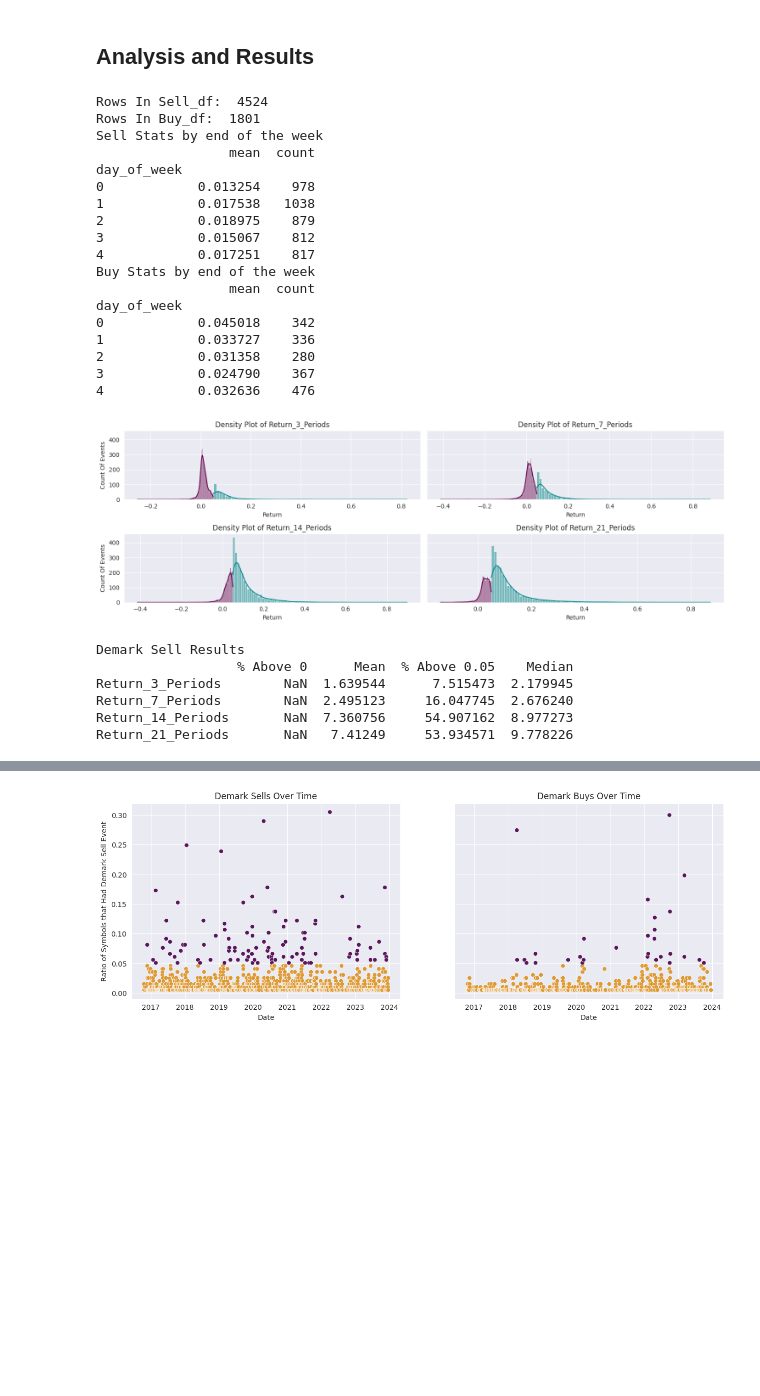
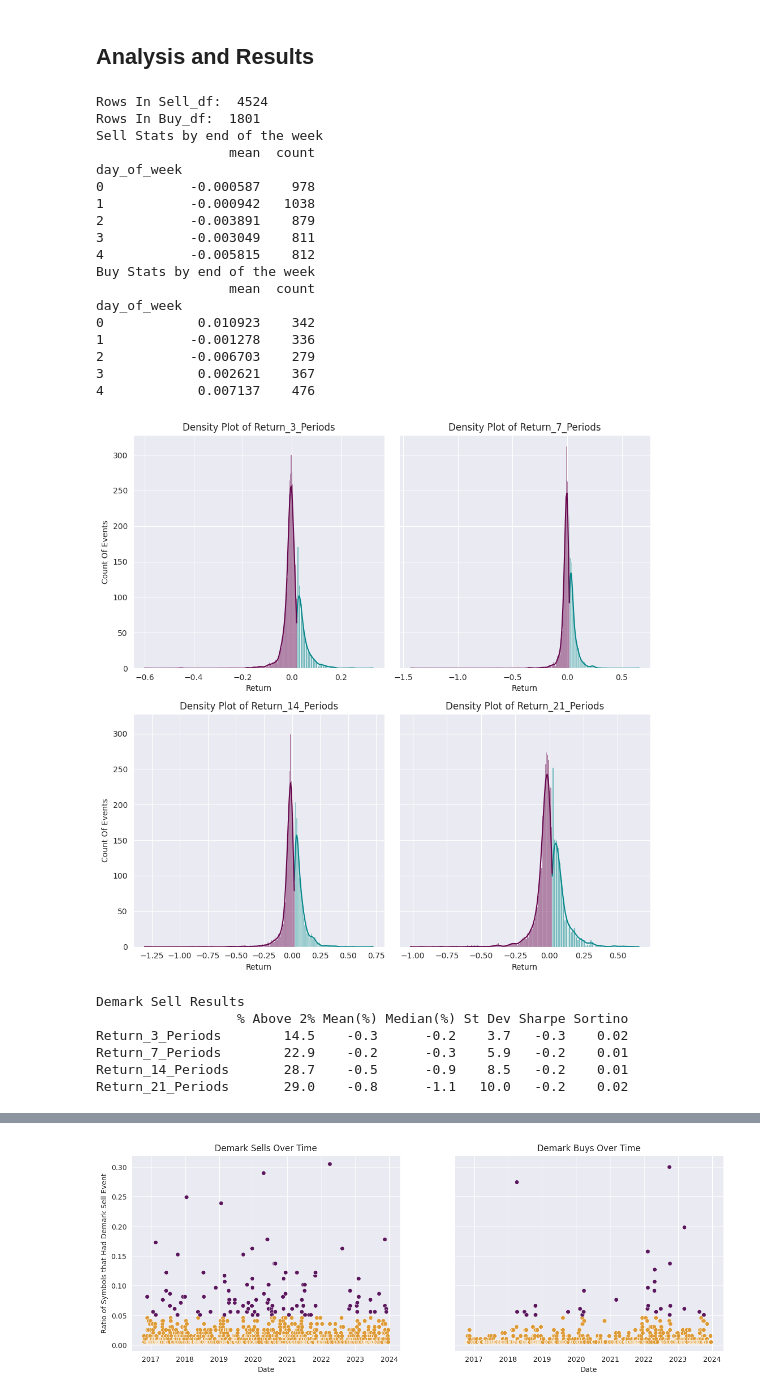
Before and after one commit to C00ldudeNoonan/demark-indicators, a Jupyter notebook: Demark_Indicators.ipynb, the cells around one changed output, grey strips where cells are left out. Saved outputs shown, nothing was run; the diff lists cells and outputs as text; code cells hidden in the pictures; blank space fills up the shorter version.

```diff
--- a/Demark_Indicators.ipynb
+++ b/Demark_Indicators.ipynb
@@ -153,10 +153,10 @@ for worksheet in spreadsheet.worksheets():
     df.reset_index(drop=True, inplace=True)
     df['Date'] = pd.to_datetime(df['Date'])
     df.sort_values(by='Date', inplace=True)
-    df['Close_3_periods'] = df['Close'].shift(3)
-    df['Close_7_periods'] = df['Close'].shift(7)
-    df['Close_14_periods'] = df['Close'].shift(14)
-    df['Close_21_periods'] = df['Close'].shift(21)
+    df['Close_3_periods'] = df['Close'].shift(-3)
+    df['Close_7_periods'] = df['Close'].shift(-7)
+    df['Close_14_periods'] = df['Close'].shift(-14)
+    df['Close_21_periods'] = df['Close'].shift(-21)
 
     print(sheet_name, len(df))
 
@@ -165,5 +165,4 @@ for worksheet in spreadsheet.worksheets():
 
 # Concatenate all DataFrames in the list into one final DataFrame
 final_df = pd.concat(dfs, ignore_index=True)
-print(final_df.columns)
 print(final_df.head())
@@ -270,6 +251,7 @@ buy_df['day_of_week'] = buy_df['Date'].dt.dayofweek  # Monday=0, Sunday=6
 
 sell_df['Return_3_Periods'] = (sell_df['Close'] - sell_df['Close_3_periods']) / sell_df['Close']
 sell_df['Return_7_Periods'] = (sell_df['Close'] - sell_df['Close_7_periods']) / sell_df['Close']
+
 sell_df['Return_14_Periods'] = (sell_df['Close'] - sell_df['Close_14_periods']) / sell_df['Close']
 sell_df['Return_21_Periods'] = (sell_df['Close'] - sell_df['Close_21_periods']) / sell_df['Close']
 sell_df['day_of_week'] = sell_df['Date'].dt.dayofweek  # Monday=0, Sunday=6
@@ -285,32 +267,30 @@ print(stats_by_day_sell.head(5))
 
 print("Buy Stats by end of the week")
 print(stats_by_day_buy.head(5))
-
-# see if theres a difference between individual symbols and etfs
 # %% [output]
 Rows In Sell_df:  4524
 Rows In Buy_df:  1801
 Sell Stats by end of the week
                  mean  count
 day_of_week
-0            0.013254    978
-1            0.017538   1038
-2            0.018975    879
-3            0.015067    812
-4            0.017251    817
+0           -0.000587    978
+1           -0.000942   1038
+2           -0.003891    879
+3           -0.003049    811
+4           -0.005815    812
 Buy Stats by end of the week
                  mean  count
 day_of_week
-0            0.045018    342
-1            0.033727    336
-2            0.031358    280
-3            0.024790    367
-4            0.032636    476
+0            0.010923    342
+1           -0.001278    336
+2           -0.006703    279
+3            0.002621    367
+4            0.007137    476
 # %%
 # roi by time period
 sns.set_style('darkgrid')
 
-fig, axs = plt.subplots(2, 2, figsize=(15, 5), sharey=True)
+fig, axs = plt.subplots(2, 2, figsize=(10, 10), sharey=True)
 axs = axs.flatten()
 # List of periods
 periods = ['Return_3_Periods', 'Return_7_Periods', 'Return_14_Periods', 'Return_21_Periods']
@@ -319,47 +299,51 @@ colors = ['#05878a', '#67074e']
 # Iterate over the periods and create a plot for each one
 for i, period in enumerate(periods):
     # Separate the data into two groups
-    positive = sell_df[sell_df[period] > 0.05][period]
-    negative = sell_df[sell_df[period] < 0.05][period]
+    positive = sell_df[sell_df[period] > 0.02][period]
+    negative = sell_df[sell_df[period] < 0.02][period]
 
     # Plot the positive data in green
     sns.histplot(positive, kde=True, color=colors[0], ax=axs[i])
 
     # Plot the negative data in red
     sns.histplot(negative, kde=True, color=colors[1], ax=axs[i])
 
     # Set the title and labels
     axs[i].set_title(f'Density Plot of {period}')
     axs[i].set_xlabel('Return')
     axs[i].set_ylabel('Count Of Events')
 
 # Adjust the layout
 plt.tight_layout()
 
 # Display the plots
 plt.show()
 print("Demark Sell Results")
 
 # List of periods
 periods = ['Return_3_Periods', 'Return_7_Periods', 'Return_14_Periods', 'Return_21_Periods']
 
 # Initialize an empty DataFrame to store the results
-results = pd.DataFrame(index=periods, columns=['% Above 0', 'Mean'])
+results = pd.DataFrame(index=periods, columns=['% Above 2%', 'Mean(%)', 'Median(%)', 'St Dev', 'Sharpe', 'Sortino'])
 
 # Iterate over the periods and calculate the percentage of values above 0 and the mean
 for period in periods:
-    results.loc[period, '% Above 0.05'] = (sell_df[period] > 0.05).mean() * 100
-    results.loc[period, 'Mean'] = sell_df[period].mean()* 100
-    results.loc[period, 'Median'] = buy_df[period].median()*100
+    results.loc[period, '% Above 2%'] = round((sell_df[period] > 0.02).mean() * 100,1)
+    results.loc[period, 'Mean(%)'] = round(sell_df[period].mean()*100, 1)
+    results.loc[period, 'Median(%)'] = round(sell_df[period].median()*100, 1)
+    results.loc[period, 'St Dev'] = round(sell_df[period].std()*100, 1)
+    results.loc[period, 'Sharpe'] = round((sell_df[period].mean() - 0.01 )/sell_df[period].std(), 1)
+    results.loc[period, 'Sortino'] = round((sell_df[period].mean() - 0.01 )/(sell_df[period].min()), 2)
+
 
 # Print the results
 print(results)
 # %% [output]
-[figure, old version]
+[figure, new version]
 Demark Sell Results
-                  % Above 0      Mean  % Above 0.05    Median
-Return_3_Periods        NaN  1.639544      7.515473  2.179945
-Return_7_Periods        NaN  2.495123     16.047745  2.676240
-Return_14_Periods       NaN  7.360756     54.907162  8.977273
-Return_21_Periods       NaN   7.41249     53.934571  9.778226
+                  % Above 2% Mean(%) Median(%) St Dev Sharpe Sortino
+Return_3_Periods        14.5    -0.3      -0.2    3.7   -0.3    0.02
+Return_7_Periods        22.9    -0.2      -0.3    5.9   -0.2    0.01
+Return_14_Periods       28.7    -0.5      -0.9    8.5   -0.2    0.01
+Return_21_Periods       29.0    -0.8      -1.1   10.0   -0.2    0.02
 # %%
```
Also changed, not shown: parts of 6 cells of this notebook.
